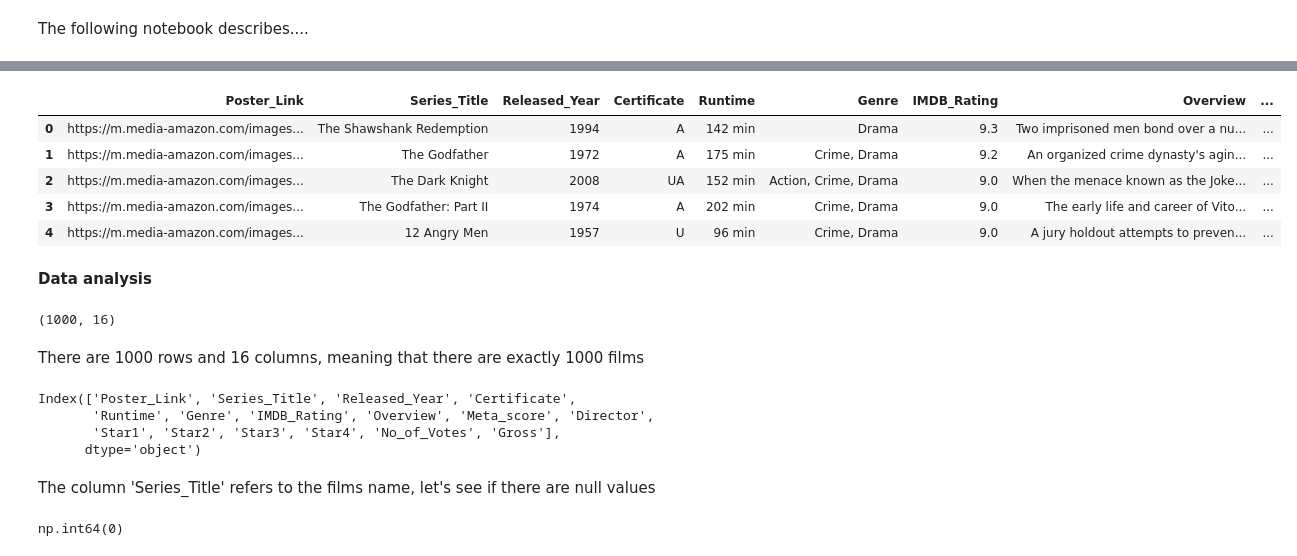
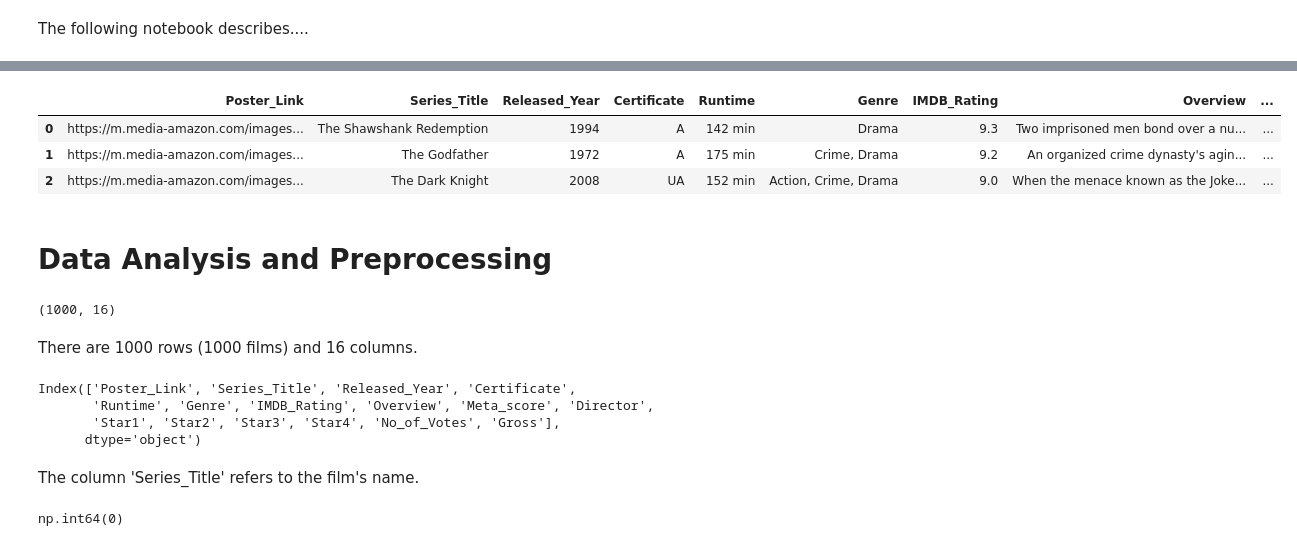
Before and after one commit to Diego-LeivaC/market-leiva, a Jupyter notebook: market-notebook.ipynb, the cells around one changed output, grey strips where cells are left out. Drawn from its saved outputs; the diff is of its cells as text; code cells hidden in the pictures.

```diff
--- a/market-notebook.ipynb
+++ b/market-notebook.ipynb
@@ -25,23 +21,21 @@ replace imdb_top_1000.csv? [y]es, [n]o, [A]ll, [N]one, [r]ename: y
 # %%
 import pandas as pd
 
 data = pd.read_csv("imdb_top_1000.csv")
-data.head()
+data.head(3)
 # %% [output]
 |  | Poster_Link | Series_Title | Released_Year | Certificate | Runtime | Genre | IMDB_Rating | Overview | ... |
 | 0 | https://m.media-amazon.com/images... | The Shawshank Redemption | 1994 | A | 142 min | Drama | 9.3 | Two imprisoned men bond over a nu... | ... |
 | 1 | https://m.media-amazon.com/images... | The Godfather | 1972 | A | 175 min | Crime, Drama | 9.2 | An organized crime dynasty's agin... | ... |
 | 2 | https://m.media-amazon.com/images... | The Dark Knight | 2008 | UA | 152 min | Action, Crime, Drama | 9.0 | When the menace known as the Joke... | ... |
-| 3 | https://m.media-amazon.com/images... | The Godfather: Part II | 1974 | A | 202 min | Crime, Drama | 9.0 | The early life and career of Vito... | ... |
-| 4 | https://m.media-amazon.com/images... | 12 Angry Men | 1957 | U | 96 min | Crime, Drama | 9.0 | A jury holdout attempts to preven... | ... |
 # %% [markdown]
-**Data analysis**
+# **Data Analysis and Preprocessing**
 # %%
 data.shape
 # %% [output]
 (1000, 16)
 # %% [markdown]
-There are 1000 rows and 16 columns, meaning that there are exactly 1000 films
+There are 1000 rows (1000 films) and 16 columns.
 # %%
 data.columns
 # %% [output]
@@ -50,7 +44,7 @@ Index(['Poster_Link', 'Series_Title', 'Released_Year', 'Certificate',
        'Star1', 'Star2', 'Star3', 'Star4', 'No_of_Votes', 'Gross'],
       dtype='object')
 # %% [markdown]
-The column 'Series_Title' refers to the films name, let's see if there are null values
+The column 'Series_Title' refers to the film's name.
 # %%
 data['Series_Title'].isnull().sum()
 # %% [output]
```
Also changed, not shown: parts of 66 cells of this notebook.
